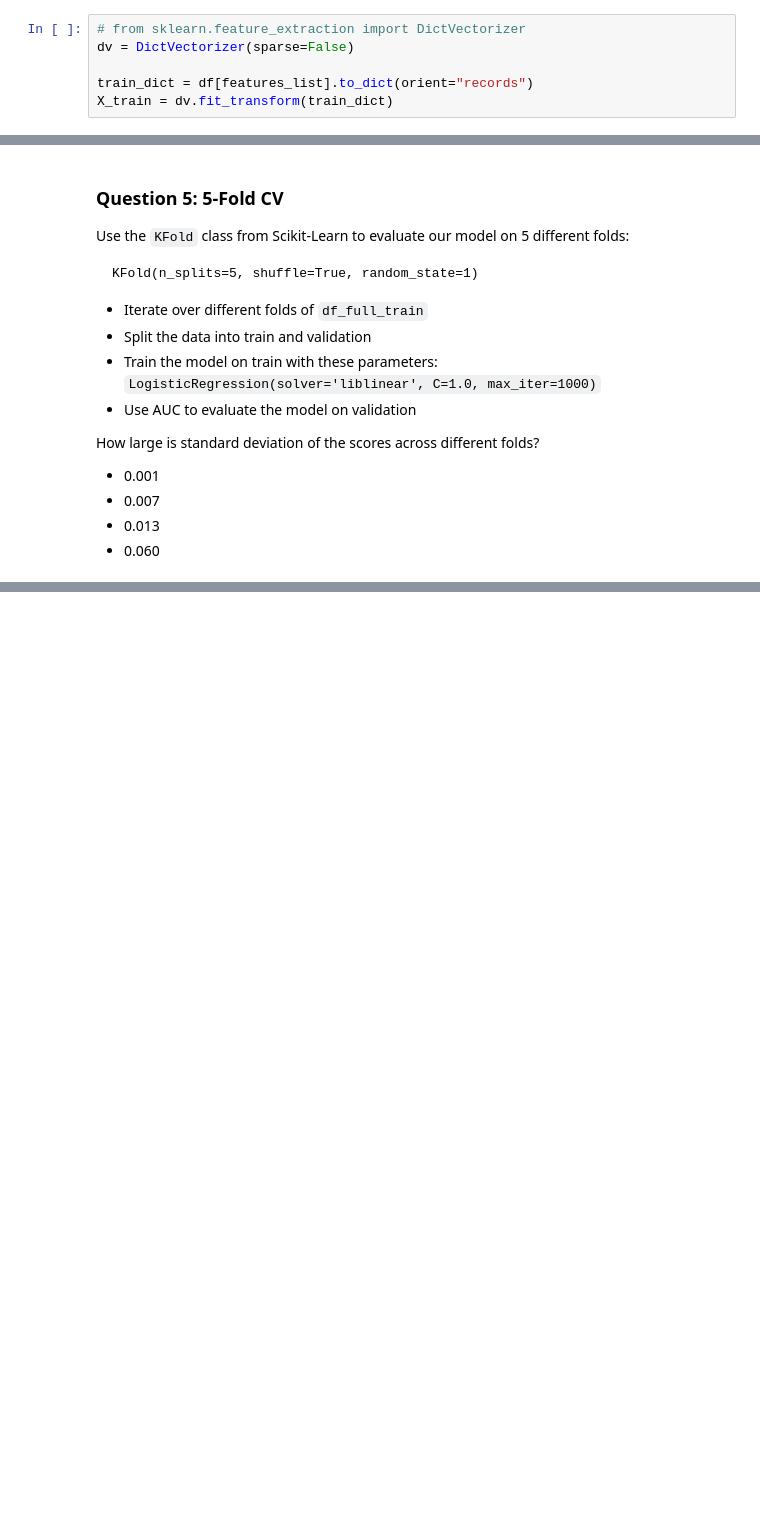
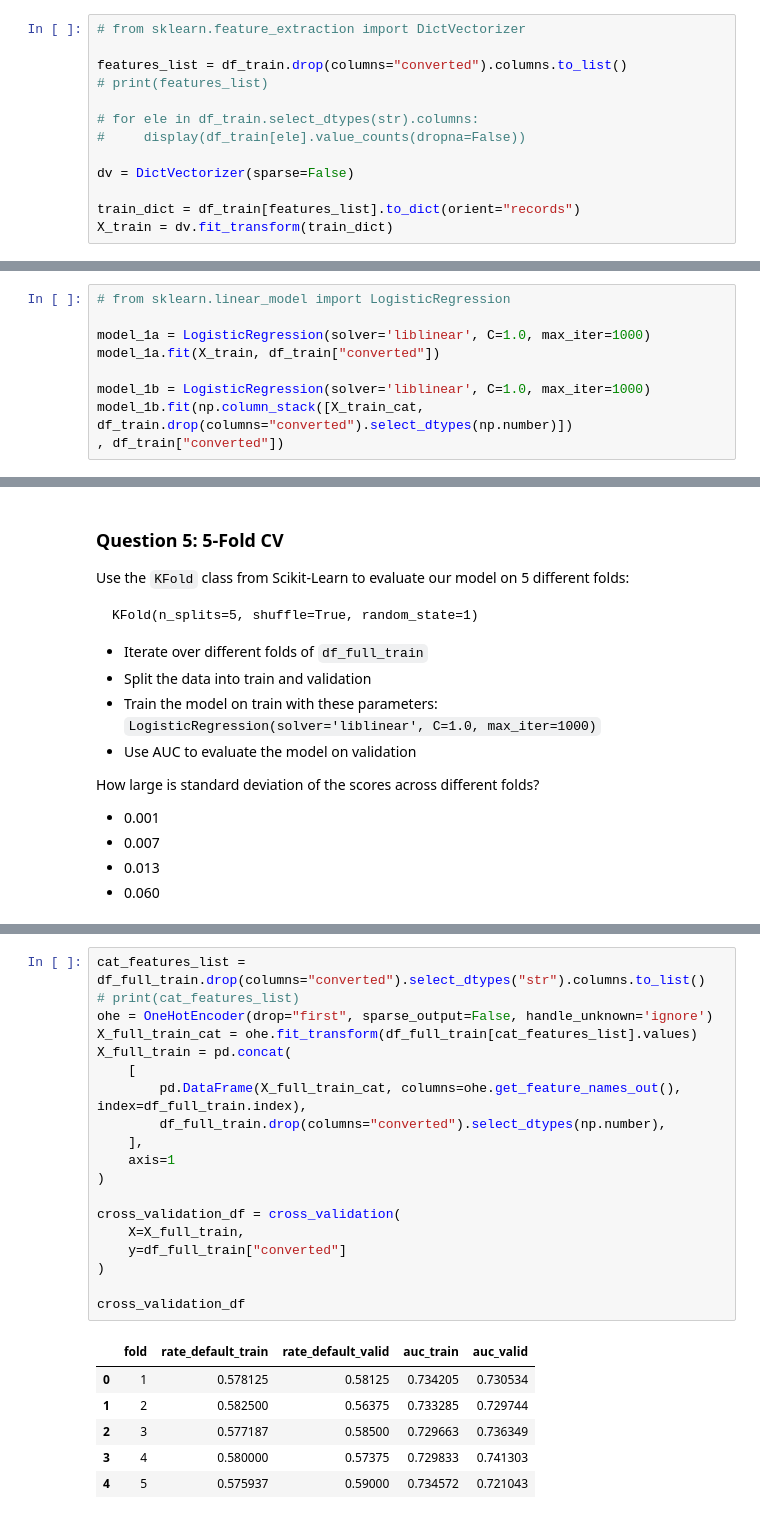
Before and after one commit to Adam-CQ/ml_zoomcamp_2026, a Jupyter notebook: notebooks/04_homework.ipynb, the cells around one changed output, grey strips where cells are left out. Saved outputs shown, nothing was run; the diff lists cells and outputs as text; blank space fills up the shorter version.

```diff
--- a/notebooks/04_homework.ipynb
+++ b/notebooks/04_homework.ipynb
@@ -102,6 +153,13 @@ features_list = df_train.drop(columns="converted").columns.to_list()
 # %%
 # from sklearn.feature_extraction import DictVectorizer
+
+features_list = df_train.drop(columns="converted").columns.to_list()
+# print(features_list)
+
+# for ele in df_train.select_dtypes(str).columns:
+#     display(df_train[ele].value_counts(dropna=False))
+
 dv = DictVectorizer(sparse=False)
 
-train_dict = df[features_list].to_dict(orient="records")
+train_dict = df_train[features_list].to_dict(orient="records")
 X_train = dv.fit_transform(train_dict)
@@ -112,0 +225,9 @@ X_train = dv.fit_transform(train_dict)
+# %%
+# from sklearn.linear_model import LogisticRegression
+
+model_1a = LogisticRegression(solver='liblinear', C=1.0, max_iter=1000)
+model_1a.fit(X_train, df_train["converted"])
+
+model_1b = LogisticRegression(solver='liblinear', C=1.0, max_iter=1000)
+model_1b.fit(np.column_stack([X_train_cat, df_train.drop(columns="converted").select_dtypes(np.number)])
+, df_train["converted"])
@@ -170,0 +419,26 @@ How large is standard deviation of the scores across different folds?
+# %%
+cat_features_list = df_full_train.drop(columns="converted").select_dtypes("str").columns.to_list()
+# print(cat_features_list)
+ohe = OneHotEncoder(drop="first", sparse_output=False, handle_unknown='ignore')
+X_full_train_cat = ohe.fit_transform(df_full_train[cat_features_list].values)
+X_full_train = pd.concat(
+    [
+        pd.DataFrame(X_full_train_cat, columns=ohe.get_feature_names_out(), index=df_full_train.index),
+        df_full_train.drop(columns="converted").select_dtypes(np.number),
+    ],
+    axis=1
+)
+
+cross_validation_df = cross_validation(
+    X=X_full_train,
+    y=df_full_train["converted"]
+)
+
+cross_validation_df
+# %% [output]
+|  | fold | rate_default_train | rate_default_valid | auc_train | auc_valid |
+| 0 | 1 | 0.578125 | 0.58125 | 0.734205 | 0.730534 |
+| 1 | 2 | 0.582500 | 0.56375 | 0.733285 | 0.729744 |
+| 2 | 3 | 0.577187 | 0.58500 | 0.729663 | 0.736349 |
+| 3 | 4 | 0.580000 | 0.57375 | 0.729833 | 0.741303 |
+| 4 | 5 | 0.575937 | 0.59000 | 0.734572 | 0.721043 |
```
Also changed, not shown: parts of 26 cells of this notebook, 3 other files.
